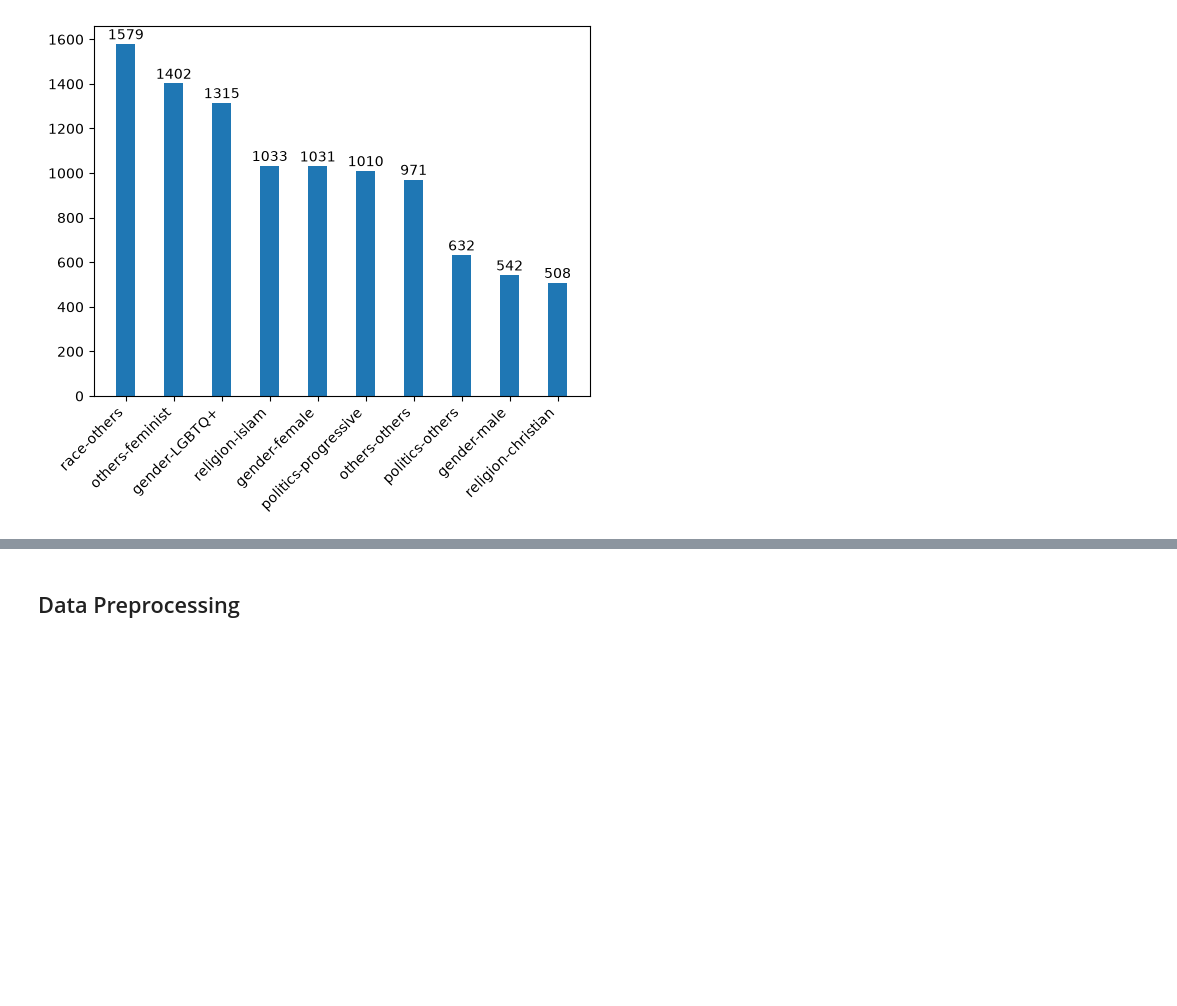
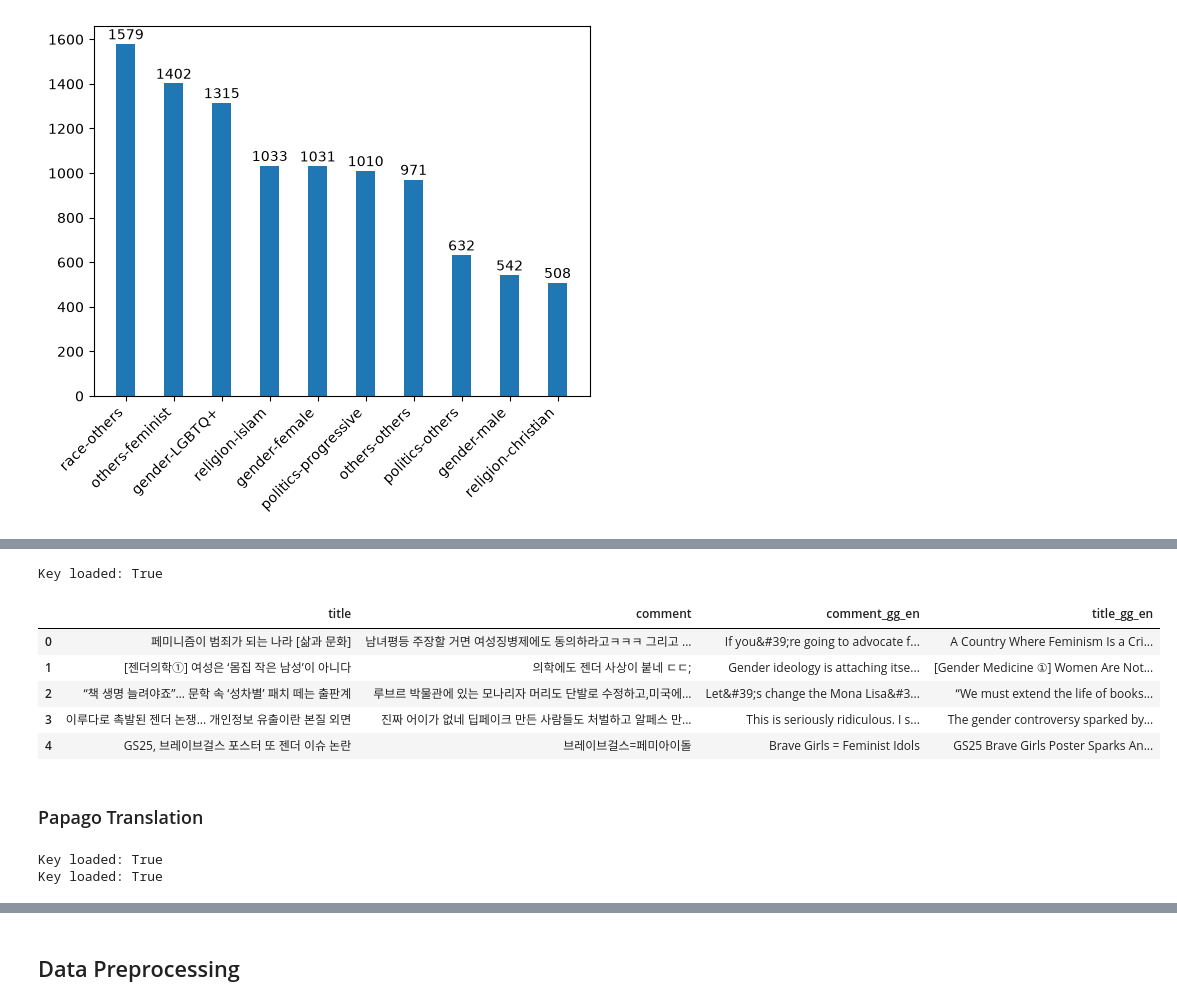
Before and after one commit to jojouna/ec_unig_capstone, a Jupyter notebook: capstoneProject/kold_working.ipynb, the cells around one changed output, grey strips where cells are left out. Cells and saved outputs as stored; diff of their text form; code cells hidden in the pictures; blank space fills up the shorter version.

Commit message:
kold top 50 translated with papago

```diff
--- a/capstoneProject/kold_working.ipynb
+++ b/capstoneProject/kold_working.ipynb
@@ -100,0 +117,7 @@ plt.show()
+# %%
+# Fetch the google api key from .env
+load_dotenv()
+API_KEY = os.getenv("GOOGLE_API_KEY")
+print("Key loaded:", API_KEY is not None)
+# %% [output]
+Key loaded: True
@@ -100,0 +163,64 @@ plt.show()
+# %%
+dataset_50_gg = pd.read_csv("kold_top50_google.csv")
+# %%
+dataset_50_gg.head()
+# %% [output]
+|  | title | comment | comment_gg_en | title_gg_en |
+| 0 | 페미니즘이 범죄가 되는 나라 [삶과 문화] | 남녀평등 주장할 거면 여성징병제에도 동의하라고ㅋㅋㅋ 그리고 ... | If you&#39;re going to advocate f... | A Country Where Feminism Is a Cri... |
+| 1 | [젠더의학①] 여성은 ‘몸집 작은 남성’이 아니다 | 의학에도 젠더 사상이 붙네 ㄷㄷ; | Gender ideology is attaching itse... | [Gender Medicine ①] Women Are Not... |
+| 2 | “책 생명 늘려야죠”… 문학 속 ‘성차별’ 패치 떼는 출판계 | 루브르 박물관에 있는 모나리자 머리도 단발로 수정하고,미국에... | Let&#39;s change the Mona Lisa&#3... | “We must extend the life of books... |
+| 3 | 이루다로 촉발된 젠더 논쟁... 개인정보 유출이란 본질 외면 | 진짜 어이가 없네 딥페이크 만든 사람들도 처벌하고 알페스 만... | This is seriously ridiculous. I s... | The gender controversy sparked by... |
+| 4 | GS25, 브레이브걸스 포스터 또 젠더 이슈 논란 | 브레이브걸스=페미아이돌 | Brave Girls = Feminist Idols | GS25 Brave Girls Poster Sparks An... |
+# %% [markdown]
+### Papago Translation
+# %%
+########################################################################
+############### ONLY RUN WHEN NEED TO TRANSLATE NEW DATA ###############
+########################################################################
+
+# Fetch the client ID and the secret ID from my env
+load_dotenv()
+PAPAGO_CLIENT_ID = os.getenv("PAPAGO_CLIENT_ID")
+PAPAGO_CLIENT_SECRET = os.getenv("PAPAGO_CLIENT_SECRET")
+
+URL = "https://papago.apigw.ntruss.com/nmt/v1/translation"
+def translate_papago(text, source="ko", target="en"):
+    """
+    Function for translating with Naver Papago
+    """
+    # Return missing or empty values unchanged
+    if pd.isna(text) or str(text).strip() == "":
+        return text
+
+    # Throw a value error if either client ID or secret ID is missing
+    if not PAPAGO_CLIENT_ID or not PAPAGO_CLIENT_SECRET:
+        raise ValueError("Papago API credentials are missing from .env")
+
+    headers = {
+        "x-ncp-apigw-api-key-id": os.environ["PAPAGO_CLIENT_ID"],
+        "x-ncp-apigw-api-key": os.environ["PAPAGO_CLIENT_SECRET"],
+    }
+
+    data = {
+        "source": source,
+        "target": target,
+        "text": text,
+    }
+
+    response = requests.post(
+        URL,
+        headers=headers,
+        data=data,
+        timeout=30,
+    )
+    response.raise_for_status()
+
+    result = response.json()
+    return result["message"]["result"]["translatedText"]
+
+
+print("Key loaded:", PAPAGO_CLIENT_SECRET is not None)
+print("Key loaded:", PAPAGO_CLIENT_ID is not None)
+# %% [output]
+Key loaded: True
+Key loaded: True
```
Also changed, not shown: parts of 12 cells of this notebook.
